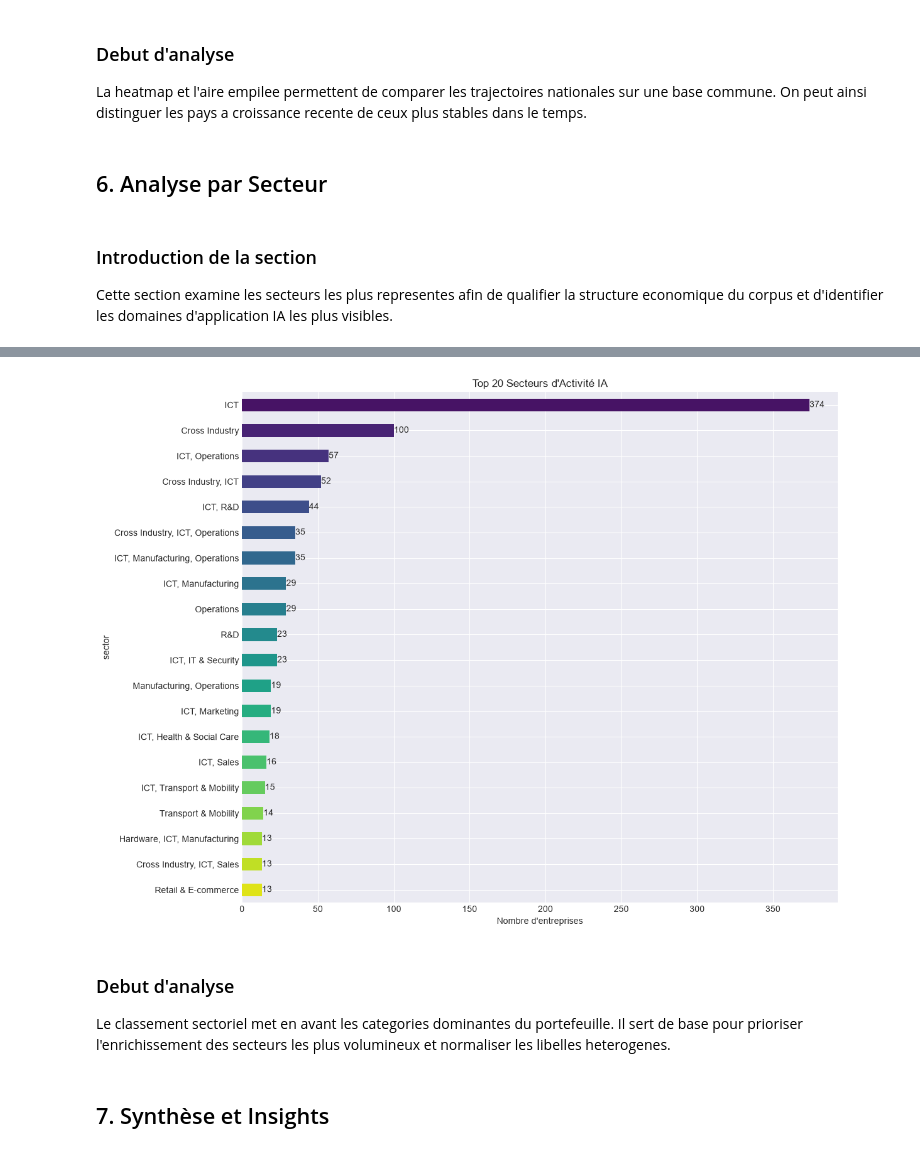
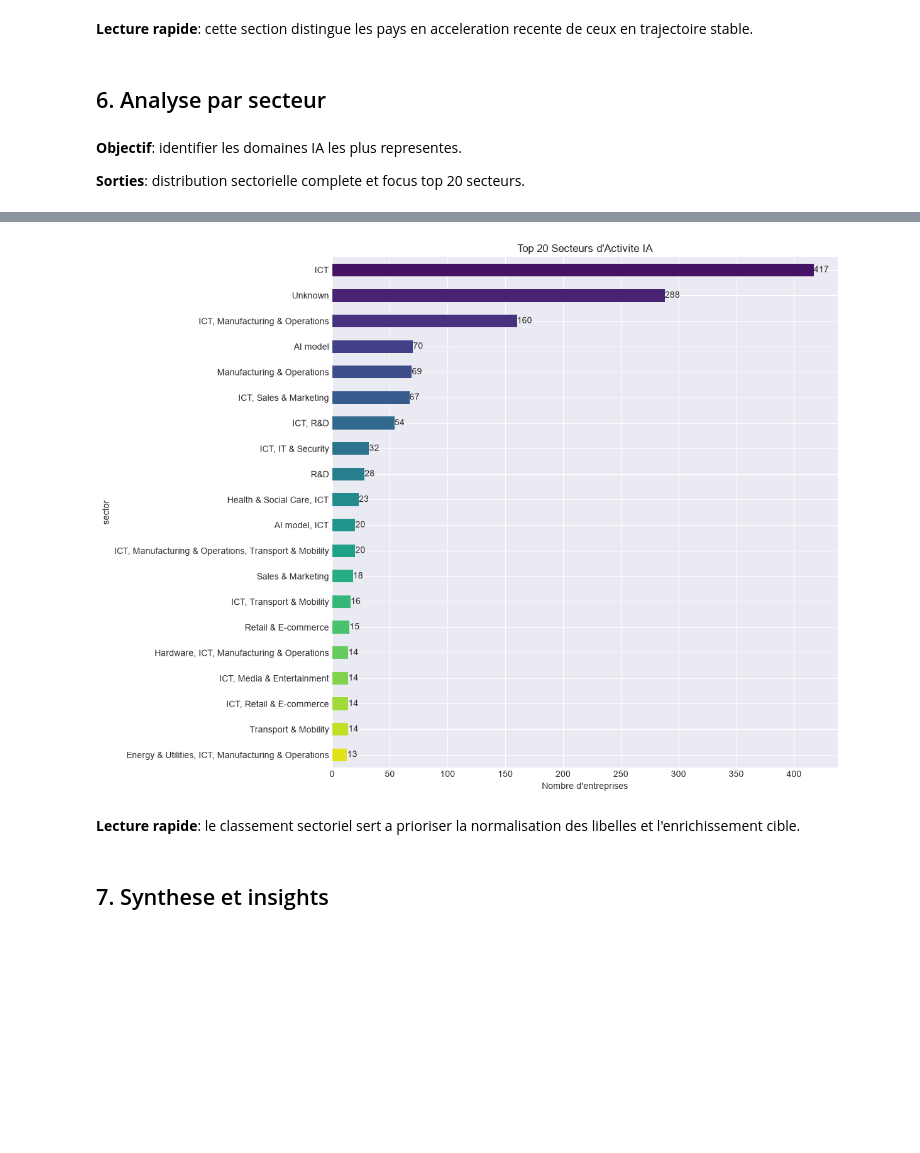
Before and after one commit to BenaventC/AInetworks, a Jupyter notebook: analyses/statistiques_entreprises.ipynb, the cells around one changed output, grey strips where cells are left out. Drawn from its saved outputs; the diff is of its cells as text; code cells hidden in the pictures; blank space fills up the shorter version.

```diff
--- a/analyses/statistiques_entreprises.ipynb
+++ b/analyses/statistiques_entreprises.ipynb
@@ -64,10 +49,11 @@ Cette section prepare l'environnement d'analyse, charge les donnees via l'API pa
 # %%
+import sqlite3
+from pathlib import Path
+
 import pandas as pd
 import numpy as np
 import matplotlib.pyplot as plt
 import seaborn as sns
-import requests
-import json
 import os
 from datetime import datetime
 
@@ -81,6 +67,10 @@ sns.set_palette("husl")
 plt.rcParams['figure.figsize'] = (14, 6)
 plt.rcParams['font.size'] = 10
 
+ROOT = Path(__file__).parent.parent if "__file__" in dir() else Path().resolve().parent
+DB_PATH = ROOT / "database.db"
+
 print("✓ Bibliothèques importées")
+print(f"✓ Base SQLite: {DB_PATH}")
 # %% [output]
 ✓ Bibliothèques importées
@@ -474,31 +541,45 @@ else:
 # %% [markdown]
-### Debut d'analyse
-La heatmap et l'aire empilee permettent de comparer les trajectoires nationales sur une base commune. On peut ainsi distinguer les pays a croissance recente de ceux plus stables dans le temps.
+**Lecture rapide**: cette section distingue les pays en acceleration recente de ceux en trajectoire stable.
 # %% [markdown]
-## 6. Analyse par Secteur
+## 6. Analyse par secteur
 # %% [markdown]
-### Introduction de la section
-Cette section examine les secteurs les plus representes afin de qualifier la structure economique du corpus et d'identifier les domaines d'application IA les plus visibles.
+**Objectif**: identifier les domaines IA les plus representes.
+
+**Sorties**: distribution sectorielle complete et focus top 20 secteurs.
 # %%
 # Secteurs
-sector_counts = df['sector'].value_counts()
+if df is None or df.empty or "sector" not in df.columns:
+    print("⚠ Aucune donnee secteur disponible.")
+else:
+    sector_counts = (
+        df["sector"]
+        .fillna("Unknown")
+        .astype(str)
+        .str.strip()
+        .replace("", "Unknown")
+        .value_counts()
+    )
 
-print(f"\n🔧 Répartition par Secteur ({len(sector_counts)} secteurs):\n")
-print(sector_counts)
+    print(f"\n🔧 Repartition par Secteur ({len(sector_counts)} secteurs):\n")
+    print(sector_counts)
 
-# Top 20 secteurs
-top_sectors = sector_counts.head(20)
+    # Top 20 secteurs
+    top_sectors = sector_counts.head(20)
 
-fig, ax = plt.subplots(figsize=(12, 9))
-top_sectors.plot(kind='barh', ax=ax, color=sns.color_palette('viridis', len(top_sectors)))
-ax.set_xlabel('Nombre d\'entreprises')
-ax.set_title('Top 20 Secteurs d\'Activité IA')
-ax.invert_yaxis()
+    if top_sectors.empty:
+        print("⚠ Aucun secteur exploitable a visualiser.")
+    else:
+        fig, ax = plt.subplots(figsize=(12, 9))
+        palette = sns.color_palette("viridis", len(top_sectors))
+        top_sectors.plot(kind="barh", ax=ax, color=palette)
+        ax.set_xlabel("Nombre d'entreprises")
+        ax.set_title("Top 20 Secteurs d'Activite IA")
+        ax.invert_yaxis()
 
-# Ajouter les chiffres
-for i, v in enumerate(top_sectors.values):
-    ax.text(v + 0.1, i, str(v), va='center')
+        # Ajouter les chiffres
+        for i, v in enumerate(top_sectors.values):
+            ax.text(v + 0.1, i, str(v), va="center")
 
-plt.tight_layout()
-plt.show()
+        plt.tight_layout()
+        plt.show()
 # %% [output]
@@ -520,7 +601,6 @@ Name: count, Length: 207, dtype: int64
-[figure, old version]
+[figure, new version]
 # %% [markdown]
-### Debut d'analyse
-Le classement sectoriel met en avant les categories dominantes du portefeuille. Il sert de base pour prioriser l'enrichissement des secteurs les plus volumineux et normaliser les libelles heterogenes.
+**Lecture rapide**: le classement sectoriel sert a prioriser la normalisation des libelles et l'enrichissement cible.
 # %% [markdown]
-## 7. Synthèse et Insights
+## 7. Synthese et insights
 # %% [markdown]
```
Also changed, not shown: parts of 34 cells of this notebook, 21 other files.
